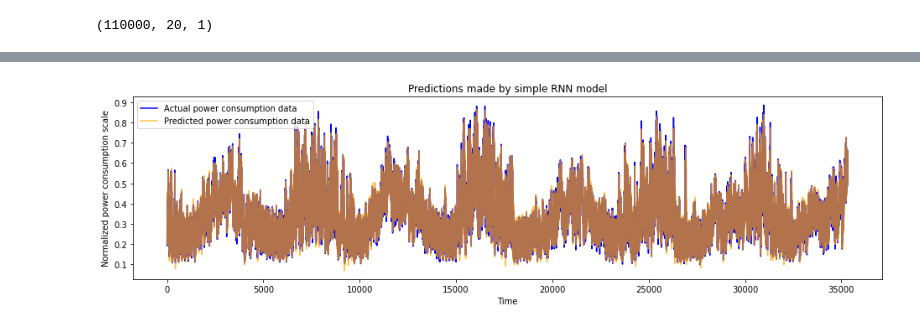
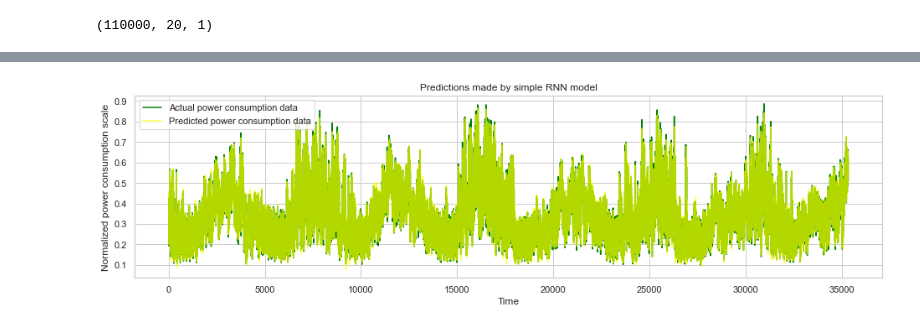
Before and after one commit to Radhika025/Power-Grid-Energy-Consumption-Time-Series-Analysis-and-Prediction, a Jupyter notebook: neuralNetwork.ipynb, the cells around one changed output, grey strips where cells are left out. Cells and saved outputs as stored; diff of their text form; code cells hidden in the pictures.

```diff
--- a/neuralNetwork.ipynb
+++ b/neuralNetwork.ipynb
@@ -9,6 +11,9 @@ from sklearn.metrics import r2_score
 
 from keras.layers import Dense,Dropout,SimpleRNN,LSTM
 from keras.models import Sequential
+# %%
+rcParams['figure.figsize'] = (10, 6)
+sns.set_theme(palette='muted', style='whitegrid')
 # %%
 df = pd.read_csv('PJME_hourly.csv')
 print(df.shape)
@@ -221,17 +225,17 @@ R2 Score of RNN model =  0.9658390375547129
 # %%
 def plot_predictions(test, predicted, title):
     plt.figure(figsize=(16,4))
-    plt.plot(test, color='blue',label='Actual power consumption data')
-    plt.plot(predicted, alpha=0.7, color='orange',label='Predicted power consumption data')
+    plt.plot(test, color='green',label='Actual power consumption data')
+    plt.plot(predicted, alpha=0.7, color='yellow',label='Predicted power consumption data')
     plt.title(title)
     plt.xlabel('Time')
     plt.ylabel('Normalized power consumption scale')
     plt.legend()
     plt.show()
 
 plot_predictions(y_test, rnn_predictions, "Predictions made by simple RNN model")
 # %% [output]
-[figure, old version]
+[figure, new version]
 # %%
 lstm_model = Sequential()
 
```
Also changed, not shown: parts of 12 cells of this notebook, 3 other files.
